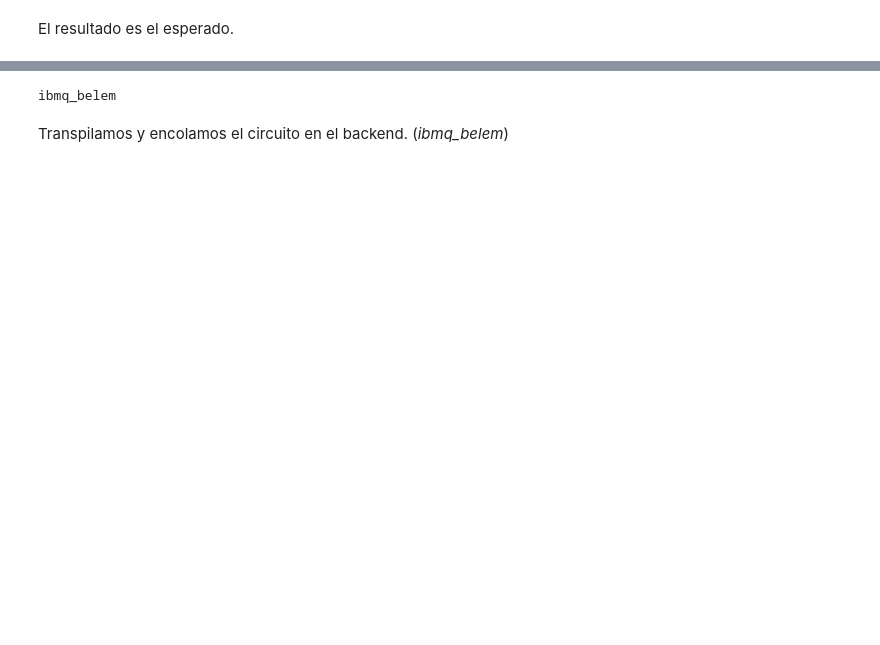
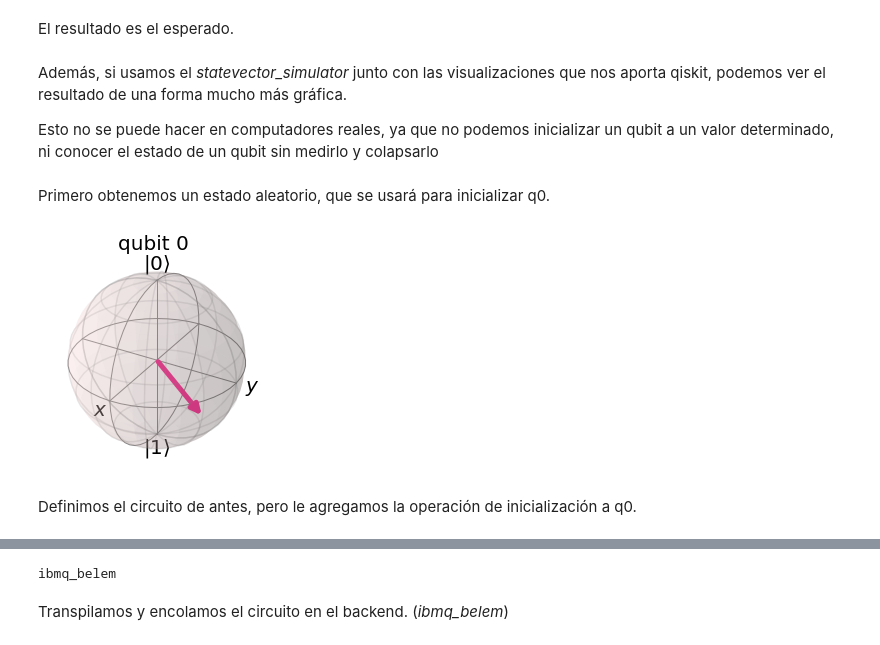
Before and after one commit to gulis1/APCC, a Jupyter notebook: Practica2/Ejercicio4.ipynb, the cells around one changed output, grey strips where cells are left out. Saved outputs shown, nothing was run; the diff lists cells and outputs as text; code cells hidden in the pictures; blank space fills up the shorter version.

```diff
--- a/Practica2/Ejercicio4.ipynb
+++ b/Practica2/Ejercicio4.ipynb
@@ -42,2 +48,19 @@ plot_histogram(counts)
 # %% [markdown]
 El resultado es el esperado.
+# %% [markdown]
+Además, si usamos el *statevector_simulator* junto con las visualizaciones que nos aporta qiskit, podemos ver el resultado de una forma mucho más gráfica.
+
+Esto no se puede hacer en computadores reales, ya que no podemos inicializar un qubit a un valor determinado, ni conocer el estado de un qubit sin medirlo y colapsarlo
+# %% [markdown]
+Primero obtenemos un estado aleatorio, que se usará para inicializar q0.
+# %%
+from qiskit.quantum_info import random_statevector
+from qiskit.visualization import plot_bloch_multivector
+
+
+random_state = random_statevector(2)
+plot_bloch_multivector(random_state)
+# %% [output]
+[figure, added]
+# %% [markdown]
+Definimos el circuito de antes, pero le agregamos la operación de inicialización a q0.
```
Also changed, not shown: parts of 24 cells of this notebook.
